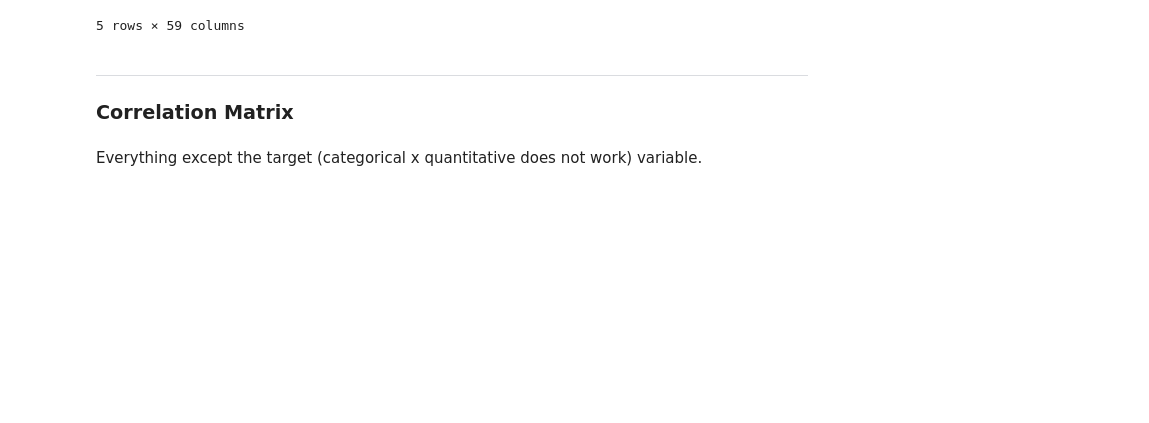
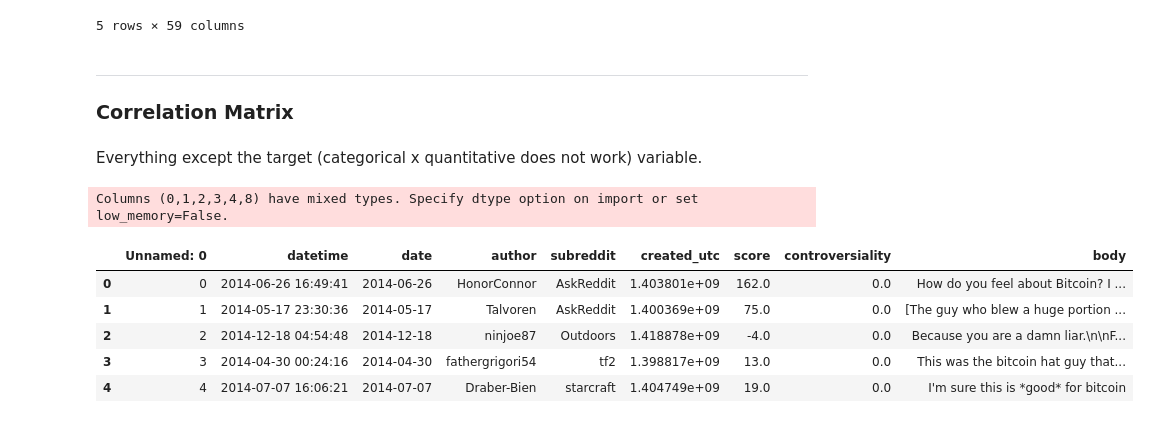
Before and after one commit to Yamamuen/CQF_final_project, a Jupyter notebook: processing_EDA.ipynb, the cells around one changed output. Cells and saved outputs as stored; diff of their text form; code cells hidden in the pictures; blank space fills up the shorter version.

Commit message:
Reddit Sentiment Analysis notebook + gitignore added

```diff
--- a/processing_EDA.ipynb
+++ b/processing_EDA.ipynb
@@ -314,3 +316,16 @@ fig.update_layout(
     margin=dict(l=10, r=10, t=10, b=10),
     coloraxis_showscale=False)
 fig.show()
+# %%
+btc_reddit = pd.read_csv('bitcoin_reddit_all.csv')
+# %% [output]
+Columns (0,1,2,3,4,8) have mixed types. Specify dtype option on import or set low_memory=False.
+# %%
+btc_reddit.head()
+# %% [output]
+|  | Unnamed: 0 | datetime | date | author | subreddit | created_utc | score | controversiality | body |
+| 0 | 0 | 2014-06-26 16:49:41 | 2014-06-26 | HonorConnor | AskReddit | 1.403801e+09 | 162.0 | 0.0 | How do you feel about Bitcoin? I ... |
+| 1 | 1 | 2014-05-17 23:30:36 | 2014-05-17 | Talvoren | AskReddit | 1.400369e+09 | 75.0 | 0.0 | [The guy who blew a huge portion ... |
+| 2 | 2 | 2014-12-18 04:54:48 | 2014-12-18 | ninjoe87 | Outdoors | 1.418878e+09 | -4.0 | 0.0 | Because you are a damn liar.\n\nF... |
+| 3 | 3 | 2014-04-30 00:24:16 | 2014-04-30 | fathergrigori54 | tf2 | 1.398817e+09 | 13.0 | 0.0 | This was the bitcoin hat guy that... |
+| 4 | 4 | 2014-07-07 16:06:21 | 2014-07-07 | Draber-Bien | starcraft | 1.404749e+09 | 19.0 | 0.0 | I'm sure this is *good* for bitcoin |
```
Also changed, not shown: parts of 2 cells of this notebook, 2 other files.
